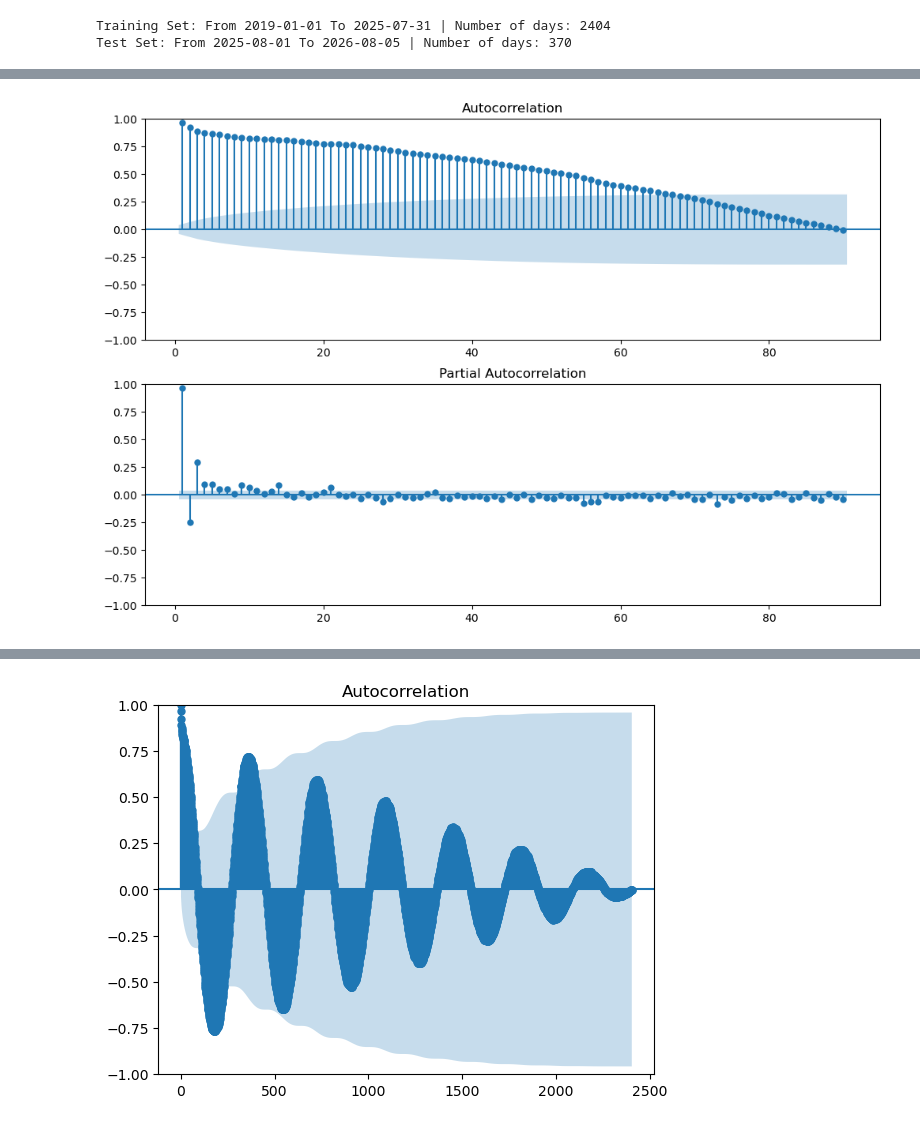
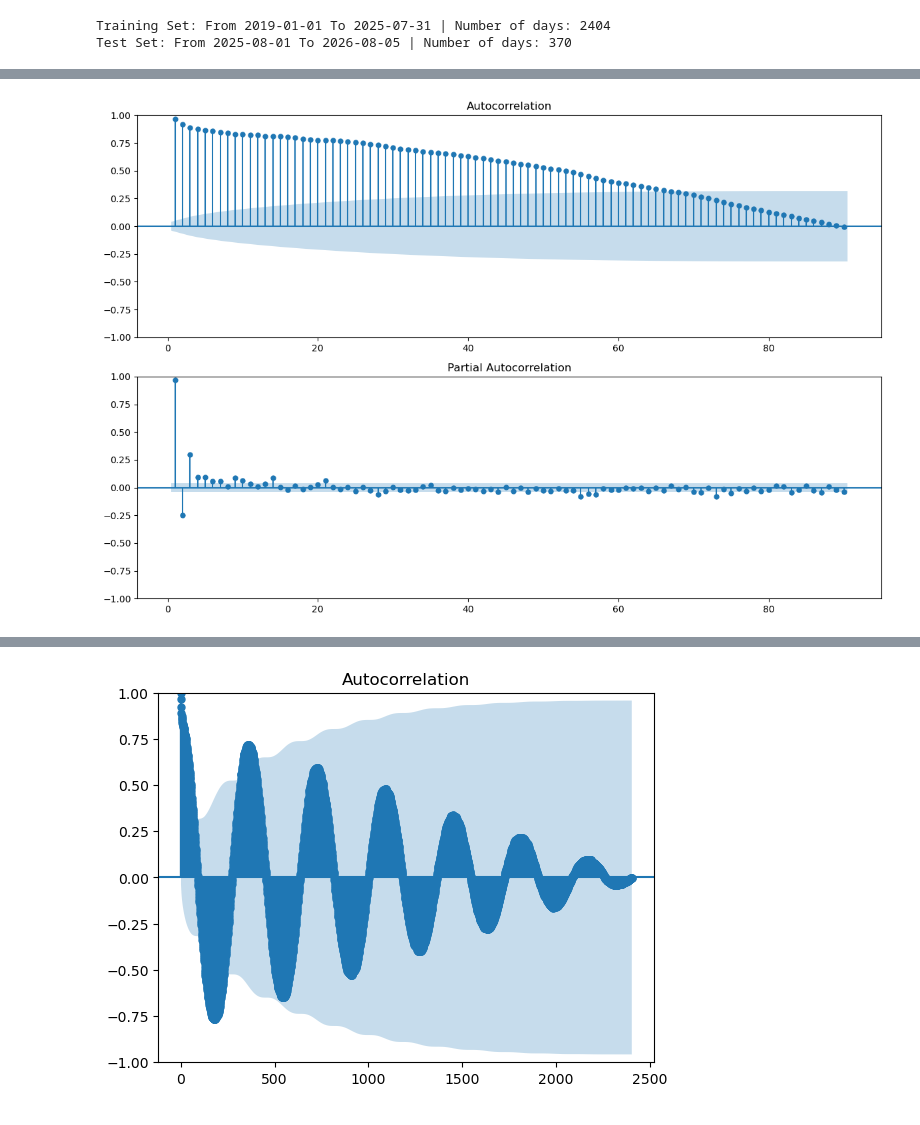
Before and after one commit to ToqaGhozlan/Machine_Learning_Summer_Intern_R5, a Jupyter notebook: Awad Jarrah Task 5/weather_forecast.ipynb, the cells around one changed output, grey strips where cells are left out. Cells and saved outputs as stored; diff of their text form; code cells hidden in the pictures.

```diff
--- a/Awad Jarrah Task 5/weather_forecast.ipynb
+++ b/Awad Jarrah Task 5/weather_forecast.ipynb
@@ -95,13 +254,15 @@ look-up table. The actual p-value is greater than the p-value returned.
 # %%
-# Create figure
+# Create figure with 2 vertically stacked subplots for ACF and PACF diagnostics
 fig, (ax1, ax2) = plt.subplots(2,1, figsize=(12,8))
 
-# Plot the ACF of savings on ax1
+# Plot Autocorrelation Function (ACF) up to 90 lags (excluding lag 0)
 plot_acf(train["temp"], lags = 90, zero = False, ax = ax1)
 
-# Plot the PACF of savings on ax2
+# Plot Partial Autocorrelation Function (PACF) up to 90 lags (excluding lag 0)
 plot_pacf(train["temp"], lags = 90, zero = False, ax = ax2)
 
+# Display the diagnostic plots
+plt.tight_layout()
 plt.show()
 # %% [output]
-[figure, old version]
+[figure, new version]
```
Also changed, not shown: parts of 55 cells of this notebook.
